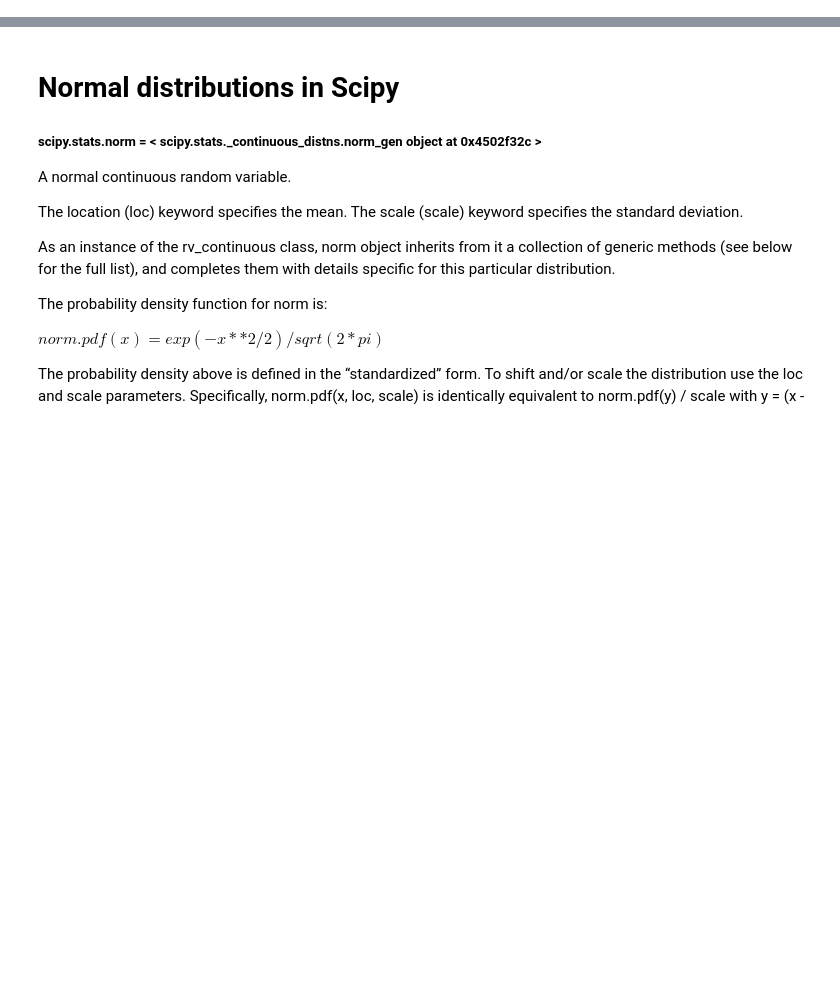
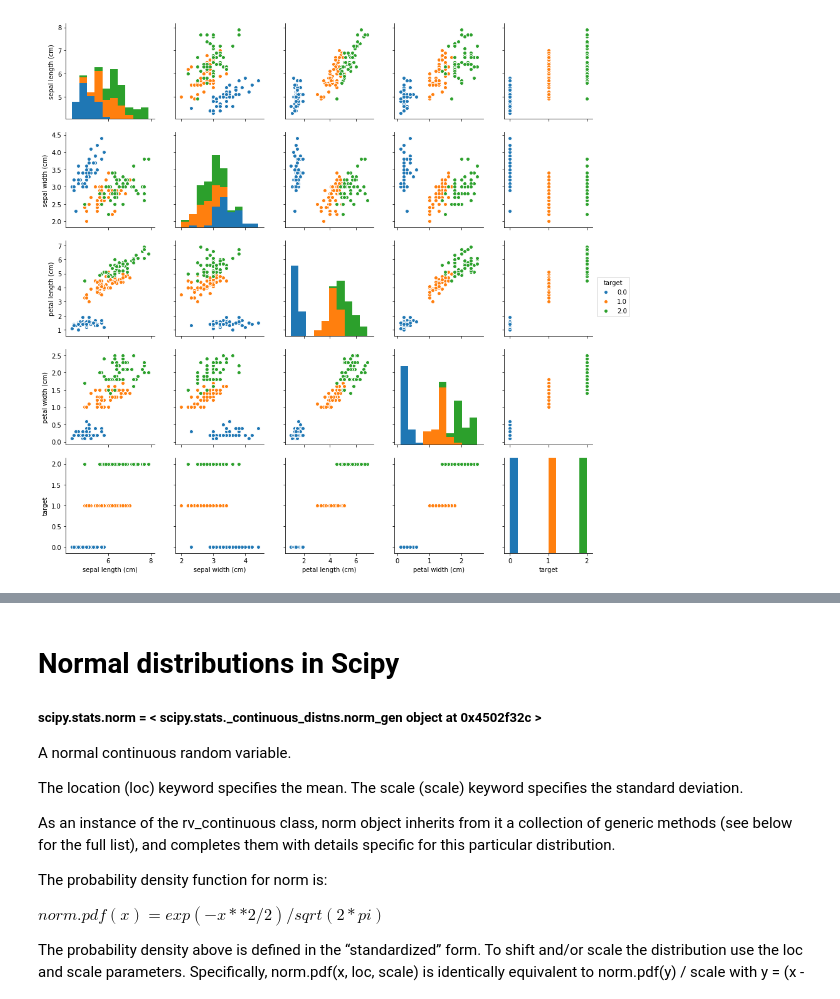
Before and after one commit to danhagg/DataScienceMaterials_Python, a Jupyter notebook: scipy_stats/0.Statistics.ipynb, the cells around one changed output, grey strips where cells are left out. Drawn from its saved outputs; the diff is of its cells as text; code cells hidden in the pictures; blank space fills up the shorter version.

```diff
--- a/scipy_stats/0.Statistics.ipynb
+++ b/scipy_stats/0.Statistics.ipynb
@@ -77,0 +99,4 @@ df1.sort_values('A',ascending=False)
+# %%
+g = sns.pairplot(data, hue="target")
+# %% [output]
+[figure, added]
```
Also changed, not shown: parts of 28 cells of this notebook, 4 other files.
